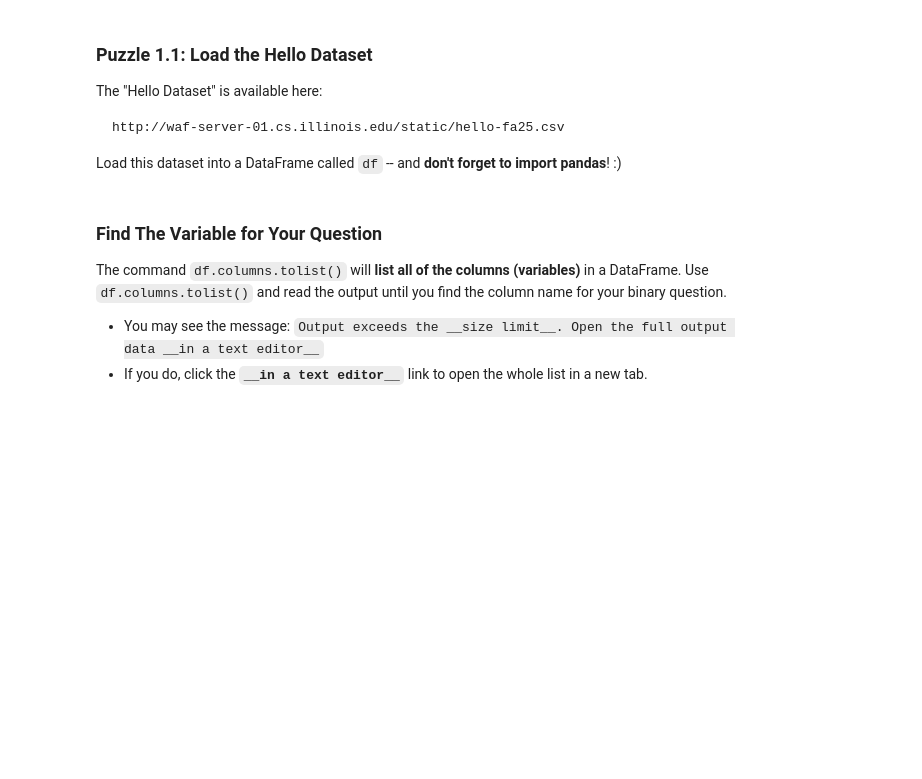
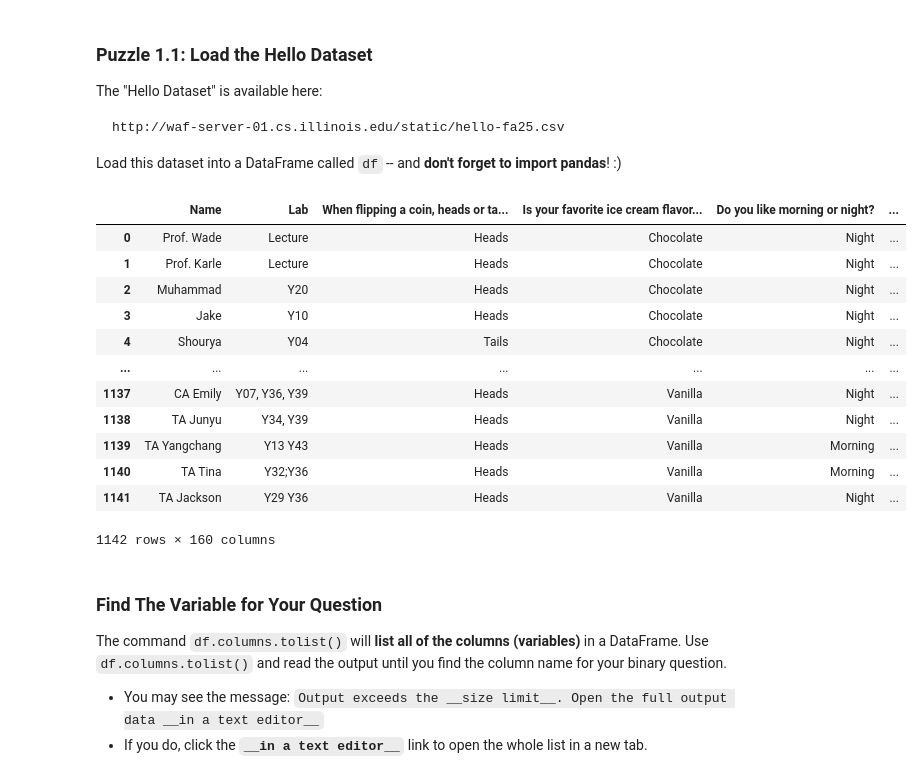
Before and after one commit to JoshuaMorales1245/Personal-Projects, a Jupyter notebook: lab_exp-design/lab_exp-design.ipynb, the cells around one changed output. Drawn from its saved outputs; the diff is of its cells as text; code cells hidden in the pictures; blank space fills up the shorter version.

```diff
--- a/lab_exp-design/lab_exp-design.ipynb
+++ b/lab_exp-design/lab_exp-design.ipynb
@@ -61,3 +59,21 @@ Load this dataset into a DataFrame called `df` -- and **don't forget to import p
+# %%
+import pandas as pd
+df=pd.read_csv("http://waf-server-01.cs.illinois.edu/static/hello-fa25.csv")
+df
+# %% [output]
+|  | Name | Lab | When flipping a coin, heads or ta... | Is your favorite ice cream flavor... | Do you like morning or night? | ... |
+| 0 | Prof. Wade | Lecture | Heads | Chocolate | Night | ... |
+| 1 | Prof. Karle | Lecture | Heads | Chocolate | Night | ... |
+| 2 | Muhammad | Y20 | Heads | Chocolate | Night | ... |
+| 3 | Jake | Y10 | Heads | Chocolate | Night | ... |
+| 4 | Shourya | Y04 | Tails | Chocolate | Night | ... |
+| ... | ... | ... | ... | ... | ... | ... |
+| 1137 | CA Emily | Y07, Y36, Y39 | Heads | Vanilla | Night | ... |
+| 1138 | TA Junyu | Y34, Y39 | Heads | Vanilla | Night | ... |
+| 1139 | TA Yangchang | Y13 Y43 | Heads | Vanilla | Morning | ... |
+| 1140 | TA Tina | Y32;Y36 | Heads | Vanilla | Morning | ... |
+| 1141 | TA Jackson | Y29 Y36 | Heads | Vanilla | Night | ... |
+1142 rows × 160 columns
 # %% [markdown]
 ### Find The Variable for Your Question
 
```
Also changed, not shown: parts of 48 cells of this notebook.
